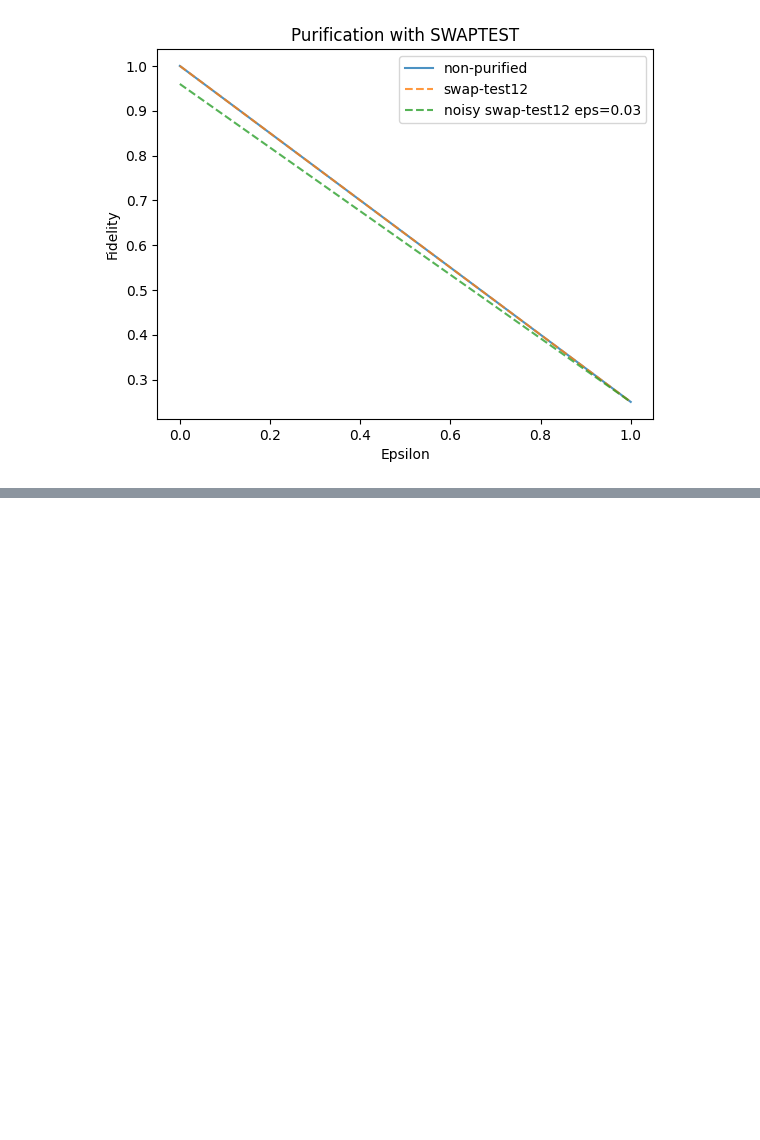
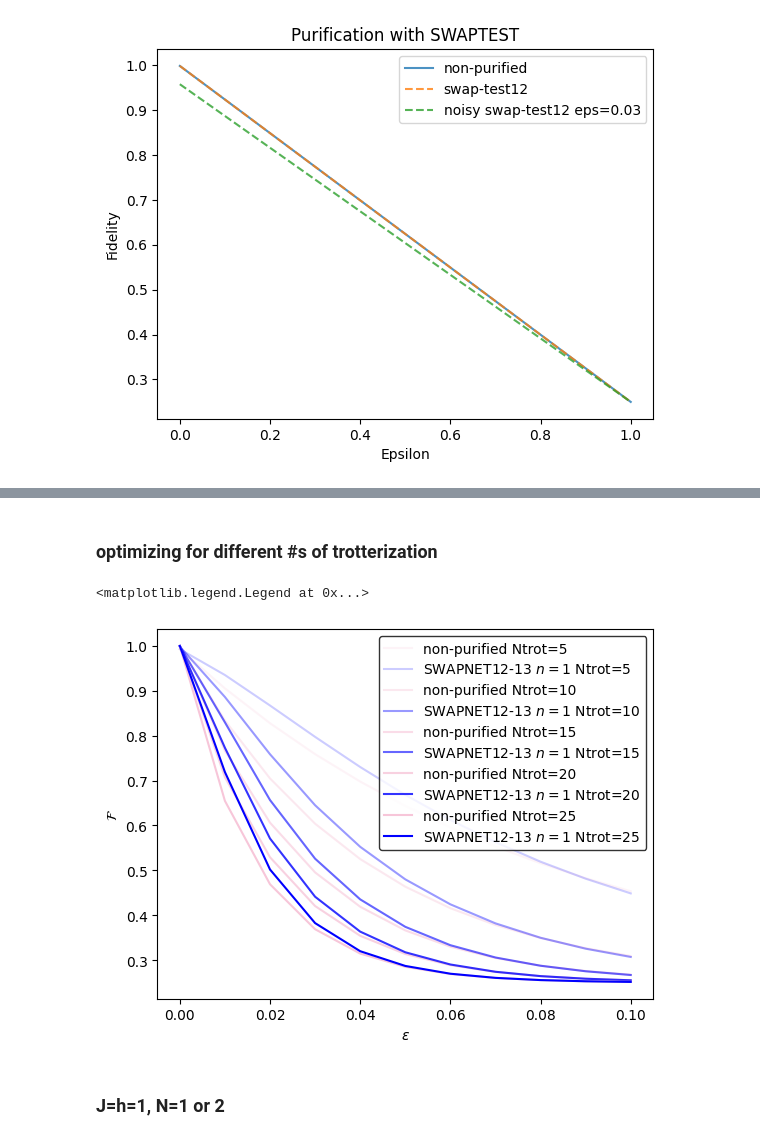
Before and after one commit to qoan-projects/OQPA, a Jupyter notebook: test-swapnet.ipynb, the cells around one changed output, grey strips where cells are left out. Saved outputs shown, nothing was run; the diff lists cells and outputs as text; code cells hidden in the pictures; blank space fills up the shorter version.

```diff
--- a/test-swapnet.ipynb
+++ b/test-swapnet.ipynb
@@ -1125,11 +1152,0 @@ plt.close()
-# %%
-plt.close()
-import matplotlib.pyplot as plt
-plt.rcParams['text.usetex']=False
-plt.rcParams['font.family']='serif'
-plt.rcParams['font.serif']=['CMU Serif']
-x = [1,2,3,4]
-y = [1,4,9,16]
-
-plt.plot(x,y,label=r'$y= x^2\alpha$')
-plt.title(r'Test of LaTeX: $y=x^2$', fontsize= 14)
@@ -1211,0 +1260,37 @@ plt.legend()
+# %% [markdown]
+### optimizing for different #s of trotterization
+# %%
+#let's sweep across # of trotterization with stepsize 5.
+list_of_epsilon=[i * 0.01 for i in range(11)]
+t=1
+Ntrot=5
+# list_of_purified_fidelity_flag0_n1=[]
+list_of_purified_fidelity_flag0_n1_noisy=[[] for _ in range(Ntrot)]
+# list_of_purified_fidelity_flag0_n2_noisy=[]
+list_of_fidelity=[[] for _ in range(Ntrot)]
+# list_of_purified_fidelity_theory=[]
+
+
+pure_state_trot = getInputRho(0,t,Ntrot,1)
+for j in range(Ntrot):
+    for i in list_of_epsilon:
+        # list_of_purified_fidelity_flag0_n1.append(state_fidelity(getPurifiedRhoWithSWAP1213GHZ(i,t,N,1,1), pure_state))
+        list_of_purified_fidelity_flag0_n1_noisy[j].append(state_fidelity(getPurifiedRhoWithNoisySWAP1213GHZ(i,t, J, h,5*(j+1),1,0,i,1), pure_state))
+        # list_of_purified_fidelity_flag0_n2_noisy.append(state_fidelity(getPurifiedRhoWithNoisySWAP1213GHZ(i,t,N,2,1,i), pure_state))
+        list_of_fidelity[j].append(state_fidelity(getInputRho(i,t,5*(j+1),1), pure_state))
+        # list_of_purified_fidelity_theory.append(1/8*(-2+i)*(1+i)*(-4+3*i))
+# %%
+plt.rcParams['text.usetex']=False
+
+for j in range(Ntrot):
+    plt.plot(list_of_epsilon,list_of_fidelity[j],label='non-purified'+' Ntrot='+str(5*(j+1)), color='#F7C6D9',alpha=(j+1)/Ntrot)
+    plt.plot(list_of_epsilon,list_of_purified_fidelity_flag0_n1_noisy[j],label='SWAPNET12-13 $n=1$'+' Ntrot='+str(5*(j+1)), color = 'b',alpha=(j+1)/Ntrot)
+
+plt.xlabel("$\\epsilon$")
+plt.ylabel("$\\mathcal{F}$")
+plt.legend(loc='upper right',edgecolor = 'black')
+# %% [output]
+<matplotlib.legend.Legend at 0x...>
+[figure, added]
+# %% [markdown]
+### J=h=1, N=1 or 2
```
Also changed, not shown: parts of 50 cells of this notebook, 3 other files.
